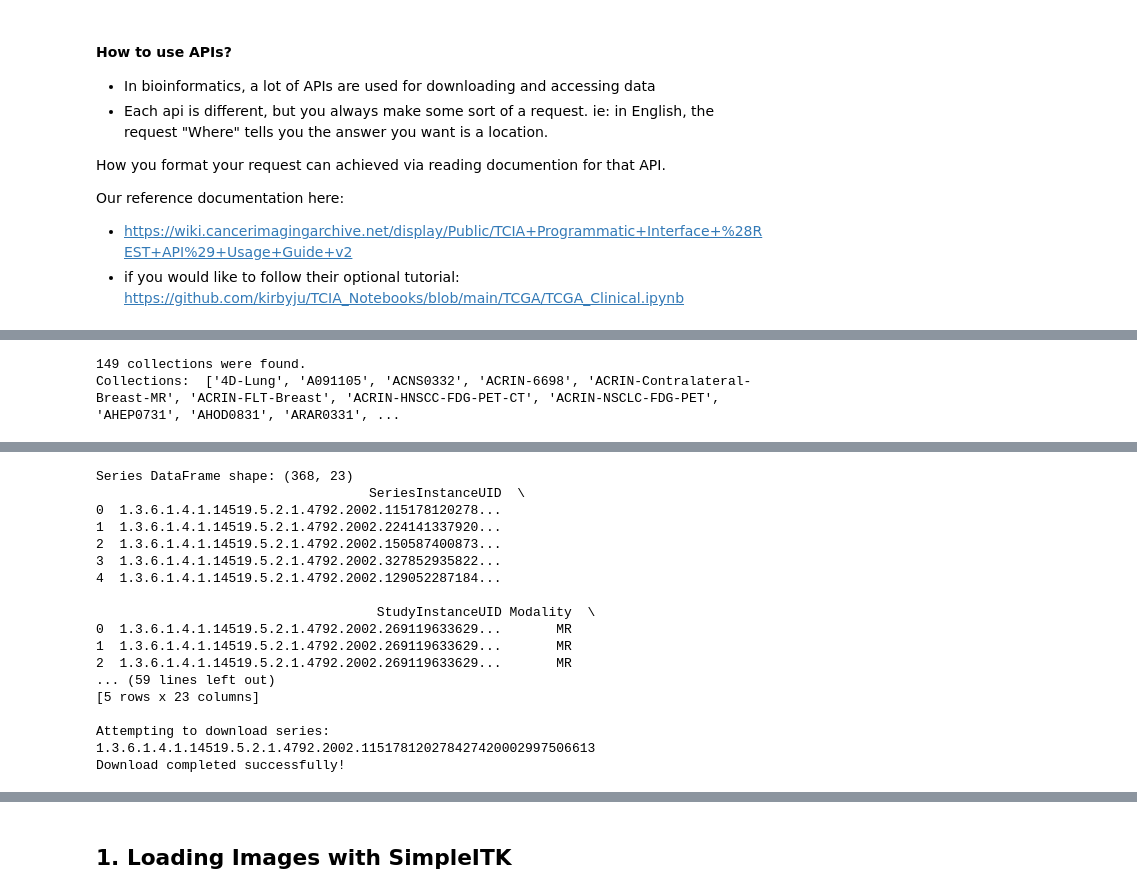
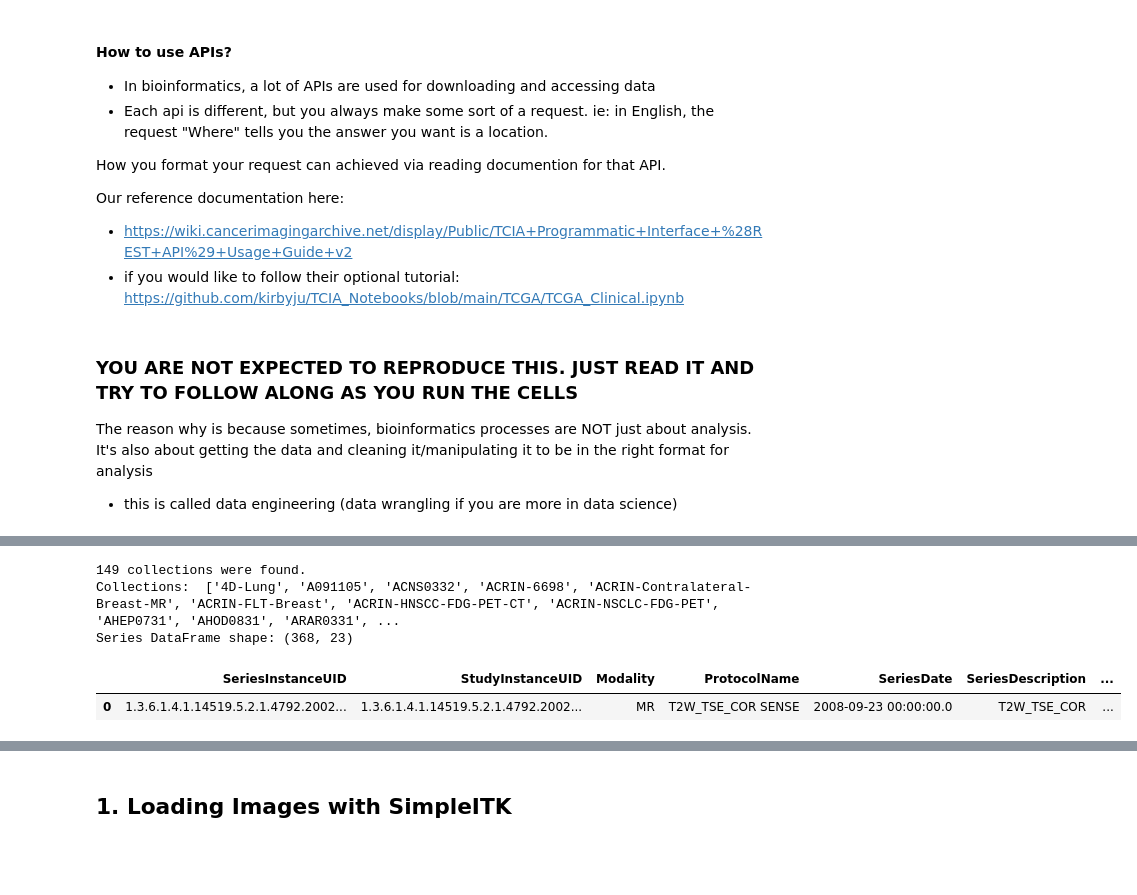
Before and after one commit to UBC-BIOMOD-Computational/Life-Science-Image-Analysis-Workshops-2025-2026, a Jupyter notebook: solutions/lab3_solution.ipynb, the cells around one changed output, grey strips where cells are left out. Saved outputs shown, nothing was run; the diff lists cells and outputs as text; code cells hidden in the pictures; blank space fills up the shorter version.

```diff
--- a/solutions/lab3_solution.ipynb
+++ b/solutions/lab3_solution.ipynb
@@ -31,6 +35,11 @@ How you format your request can achieved via reading documention for that API.
 Our reference documentation here:
 - https://wiki.cancerimagingarchive.net/display/Public/TCIA+Programmatic+Interface+%28REST+API%29+Usage+Guide+v2
 - if you would like to follow their optional tutorial: https://github.com/kirbyju/TCIA_Notebooks/blob/main/TCGA/TCGA_Clinical.ipynb
+# %% [markdown]
+### YOU ARE NOT EXPECTED TO REPRODUCE THIS. JUST READ IT AND TRY TO FOLLOW ALONG AS YOU RUN THE CELLS
+
+The reason why is because sometimes, bioinformatics processes are NOT just about analysis. It's also about getting the data and cleaning it/manipulating it to be in the right format for analysis
+- this is called data engineering (data wrangling if you are more in data science)
 # %%
 # get list of all collections
 collections_json = nbia.getCollections()
@@ -42,20 +51,5 @@ collections = ['PROSTATE-DIAGNOSIS']
 series_df = nbia.getSeries(collections[0], format="df")
 
 print("Series DataFrame shape:", series_df.shape)
-print(series_df.head())
-try:
-    series_uid = series_df['SeriesInstanceUID'].iloc[0]
-    print(f"\nAttempting to download series: {series_uid}")
-
-    # Download with more specific parameters
-    nbia.downloadSeries(
-        [series_uid],
-        number=1,
-        input_type="list",
-        path="./downloads"  # Specify download directory
-    )
-    print("Download completed successfully!")
-
-except Exception as e:
-    print(f"Download failed: {e}")
+series_df.head(1)
 # %% [output]
@@ -66,2 +58,5 @@ except Exception as e:
 149 collections were found.
 Collections:  ['4D-Lung', 'A091105', 'ACNS0332', 'ACRIN-6698', 'ACRIN-Contralateral-Breast-MR', 'ACRIN-FLT-Breast', 'ACRIN-HNSCC-FDG-PET-CT', 'ACRIN-NSCLC-FDG-PET', 'AHEP0731', 'AHOD0831', 'ARAR0331', ...
+Series DataFrame shape: (368, 23)
+|  | SeriesInstanceUID | StudyInstanceUID | Modality | ProtocolName | SeriesDate | SeriesDescription | ... |
+| 0 | 1.3.6.1.4.1.14519.5.2.1.4792.2002... | 1.3.6.1.4.1.14519.5.2.1.4792.2002... | MR | T2W_TSE_COR SENSE | 2008-09-23 00:00:00.0 | T2W_TSE_COR | ... |
@@ -75,17 +63,0 @@ Collections:  ['4D-Lung', 'A091105', 'ACNS0332', 'ACRIN-6698', 'ACRIN-Contralate
-Series DataFrame shape: (368, 23)
-                                   SeriesInstanceUID  \
-0  1.3.6.1.4.1.14519.5.2.1.4792.2002.115178120278...
-1  1.3.6.1.4.1.14519.5.2.1.4792.2002.224141337920...
-2  1.3.6.1.4.1.14519.5.2.1.4792.2002.150587400873...
-3  1.3.6.1.4.1.14519.5.2.1.4792.2002.327852935822...
-4  1.3.6.1.4.1.14519.5.2.1.4792.2002.129052287184...
-
-                                    StudyInstanceUID Modality  \
-0  1.3.6.1.4.1.14519.5.2.1.4792.2002.269119633629...       MR
-1  1.3.6.1.4.1.14519.5.2.1.4792.2002.269119633629...       MR
-2  1.3.6.1.4.1.14519.5.2.1.4792.2002.269119633629...       MR
-... (59 lines left out)
-[5 rows x 23 columns]
-
-Attempting to download series: 1.3.6.1.4.1.14519.5.2.1.4792.2002.115178120278427420002997506613
-Download completed successfully!
```
Also changed, not shown: parts of 9 cells of this notebook.
